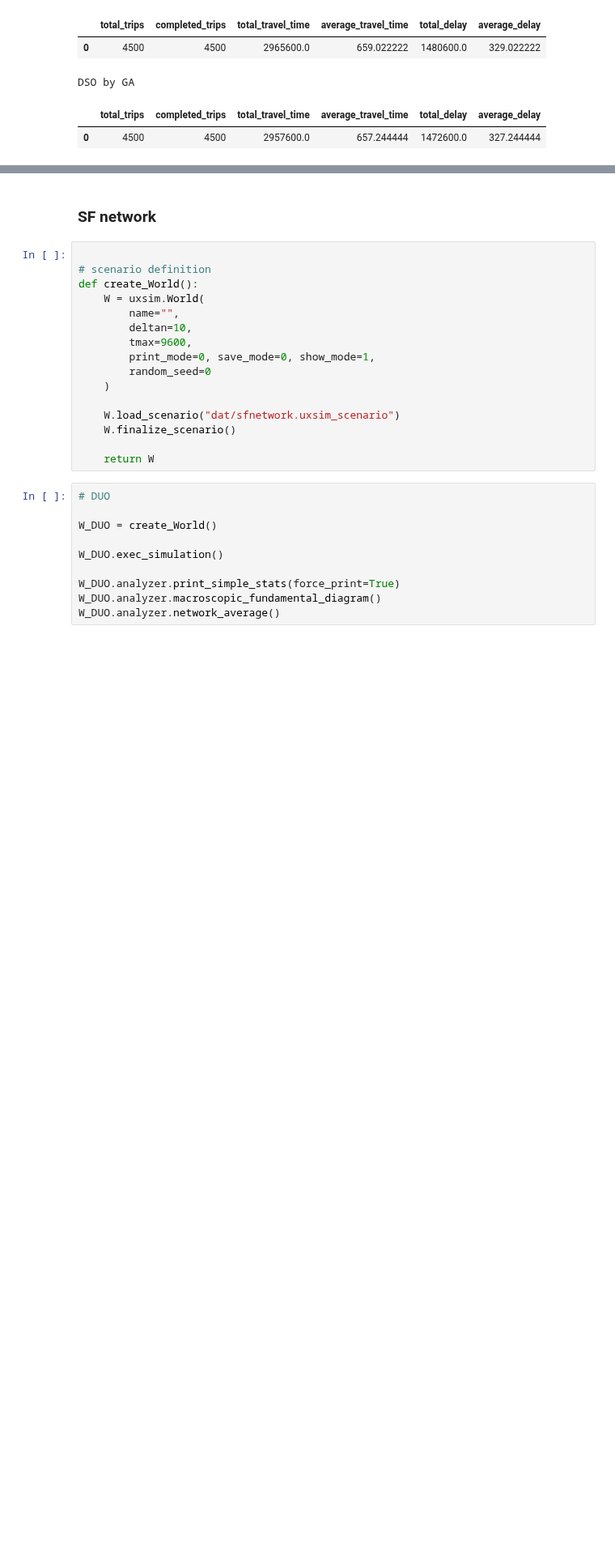
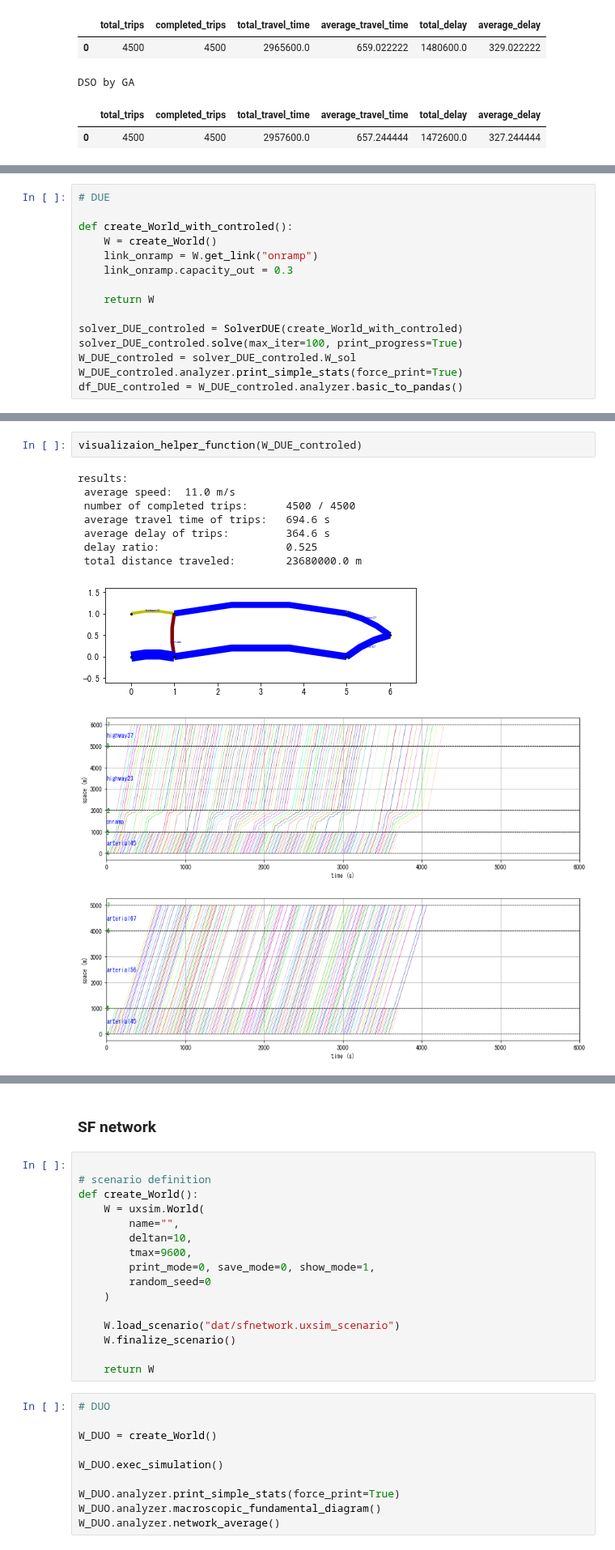
Before and after one commit to toruseo/UXsim, a Jupyter notebook: demos_and_examples/demo_notebook_09en_dynamic_traffic_assignment.ipynb, the cells around one changed output, grey strips where cells are left out. Shown at 81% size. Cells and saved outputs as stored; diff of their text form; blank space fills up the shorter version.

```diff
--- a/demos_and_examples/demo_notebook_09en_dynamic_traffic_assignment.ipynb
+++ b/demos_and_examples/demo_notebook_09en_dynamic_traffic_assignment.ipynb
@@ -312,0 +318,15 @@ DSO by GA
+# %%
+# DUE
+
+def create_World_with_controled():
+    W = create_World()
+    link_onramp = W.get_link("onramp")
+    link_onramp.capacity_out = 0.3
+
+    return W
+
+solver_DUE_controled = SolverDUE(create_World_with_controled)
+solver_DUE_controled.solve(max_iter=100, print_progress=True)
+W_DUE_controled = solver_DUE_controled.W_sol
+W_DUE_controled.analyzer.print_simple_stats(force_print=True)
+df_DUE_controled = W_DUE_controled.analyzer.basic_to_pandas()
@@ -312,0 +351,13 @@ DSO by GA
+# %%
+visualizaion_helper_function(W_DUE_controled)
+# %% [output]
+results:
+ average speed:  11.0 m/s
+ number of completed trips:      4500 / 4500
+ average travel time of trips:   694.6 s
+ average delay of trips:         364.6 s
+ delay ratio:                    0.525
+ total distance traveled:        23680000.0 m
+[figure, added]
+[figure, added]
+[figure, added]
```
Also changed, not shown: parts of 7 cells of this notebook, 6 other files.
